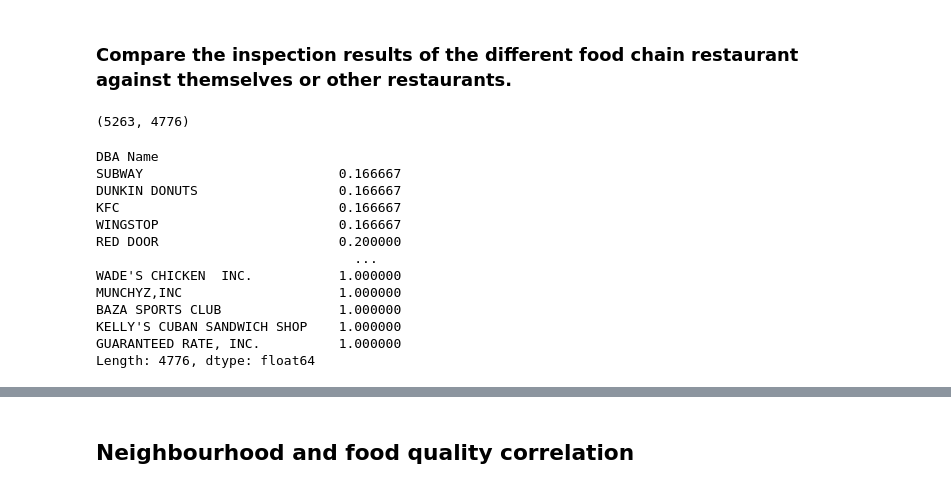
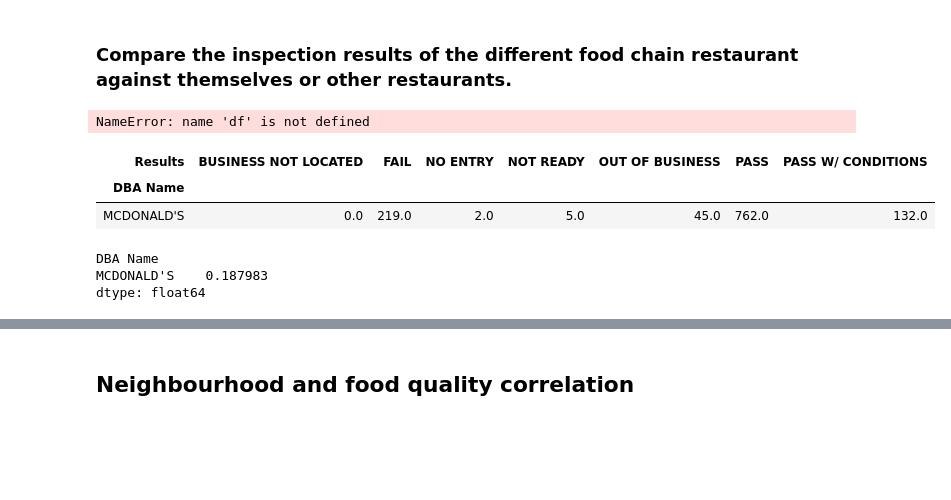
Before and after one commit to Gondolav/ADA-project, a Jupyter notebook: notebook.ipynb, the cells around one changed output, grey strips where cells are left out. Drawn from its saved outputs; the diff is of its cells as text; code cells hidden in the pictures; blank space fills up the shorter version.

```diff
--- a/notebook.ipynb
+++ b/notebook.ipynb
@@ -728,30 +728,23 @@ df_never_failed_2013 = df_t[df_t['FAIL'] == 0]
 ### Compare the inspection results of the different food chain restaurant against themselves or other restaurants.
 # %%
 df_fc = df[df['Facility Type'] == 'RESTAURANT']
-df_fc = df_fc[['DBA Name', 'Address', 'Results']].groupby(['DBA Name', 'Results']).count()
-df_fc = df_fc[df_fc['Address'] > 1].reset_index()[['DBA Name', 'Results']]
+df_fc = df_fc[['DBA Name', 'Results', 'Address']]
 df_fc = df_fc.groupby(['DBA Name', 'Results'])['Results'].count().unstack().fillna(0)
-df_fc = df_fc['FAIL'] / df_fc.sum(axis=1)
+df_freq = df_fc['FAIL'] / df_fc.sum(axis=1)
+# %% [output]
+NameError: name 'df' is not defined
-# %%
-len(df_fc[df_fc == 0]), len(df_fc[df_fc > 0])
-# %% [output]
-(5263, 4776)
-# %%
-df_fc[df_fc > 0].sort_values()
-# %% [output]
-DBA Name
-SUBWAY                         0.166667
-DUNKIN DONUTS                  0.166667
-KFC                            0.166667
-WINGSTOP                       0.166667
-RED DOOR                       0.200000
-                                 ...
-WADE'S CHICKEN  INC.           1.000000
-MUNCHYZ,INC                    1.000000
-BAZA SPORTS CLUB               1.000000
-KELLY'S CUBAN SANDWICH SHOP    1.000000
-GUARANTEED RATE, INC.          1.000000
-Length: 4776, dtype: float64
+# %%
+df_fc[df_fc.index == "MCDONALD'S"]
+# %% [output]
+| Results | BUSINESS NOT LOCATED | FAIL | NO ENTRY | NOT READY | OUT OF BUSINESS | PASS | PASS W/ CONDITIONS |
+| DBA Name |  |  |  |  |  |  |  |
+| MCDONALD'S | 0.0 | 219.0 | 2.0 | 5.0 | 45.0 | 762.0 | 132.0 |
+# %%
+df_freq[df_freq.index == "MCDONALD'S"]
+# %% [output]
+DBA Name
+MCDONALD'S    0.187983
+dtype: float64
 # %%
 show_all(df[['DBA Name', 'License #']].drop_duplicates()['DBA Name'].value_counts())
 # %% [output]
```
Also changed, not shown: parts of 10 cells of this notebook.
